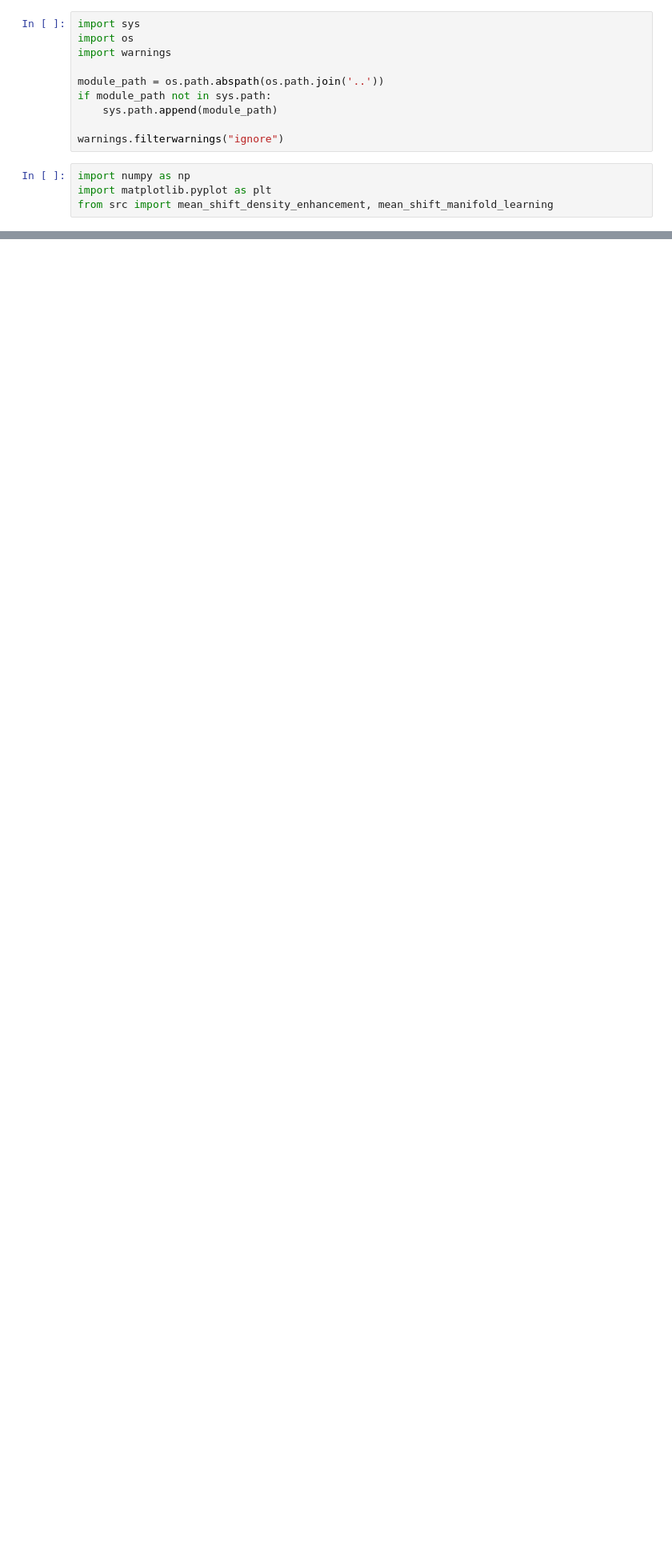
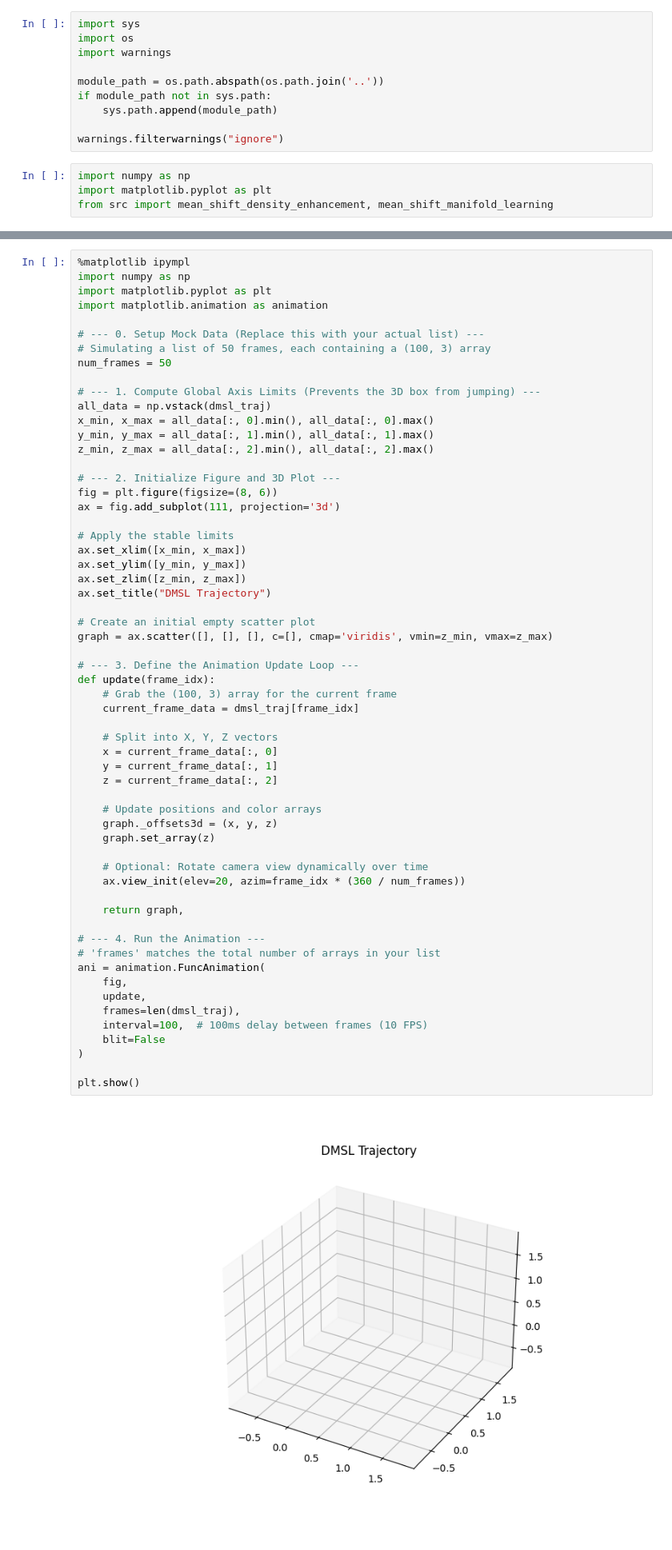
Before and after one commit to nveshaan/msde, a Jupyter notebook: notebooks/visualization.ipynb, the cells around one changed output, grey strips where cells are left out. Shown at 80% size. Cells and saved outputs as stored; diff of their text form; blank space fills up the shorter version.

```diff
--- a/notebooks/visualization.ipynb
+++ b/notebooks/visualization.ipynb
@@ -153,0 +154,61 @@ plt.show()
+# %%
+%matplotlib ipympl
+import numpy as np
+import matplotlib.pyplot as plt
+import matplotlib.animation as animation
+
+# --- 0. Setup Mock Data (Replace this with your actual list) ---
+# Simulating a list of 50 frames, each containing a (100, 3) array
+num_frames = 50
+
+# --- 1. Compute Global Axis Limits (Prevents the 3D box from jumping) ---
+all_data = np.vstack(dmsl_traj)
+x_min, x_max = all_data[:, 0].min(), all_data[:, 0].max()
+y_min, y_max = all_data[:, 1].min(), all_data[:, 1].max()
+z_min, z_max = all_data[:, 2].min(), all_data[:, 2].max()
+
+# --- 2. Initialize Figure and 3D Plot ---
+fig = plt.figure(figsize=(8, 6))
+ax = fig.add_subplot(111, projection='3d')
+
+# Apply the stable limits
+ax.set_xlim([x_min, x_max])
+ax.set_ylim([y_min, y_max])
+ax.set_zlim([z_min, z_max])
+ax.set_title("DMSL Trajectory")
+
+# Create an initial empty scatter plot
+graph = ax.scatter([], [], [], c=[], cmap='viridis', vmin=z_min, vmax=z_max)
+
+# --- 3. Define the Animation Update Loop ---
+def update(frame_idx):
+    # Grab the (100, 3) array for the current frame
+    current_frame_data = dmsl_traj[frame_idx]
+
+    # Split into X, Y, Z vectors
+    x = current_frame_data[:, 0]
+    y = current_frame_data[:, 1]
+    z = current_frame_data[:, 2]
+
+    # Update positions and color arrays
+    graph._offsets3d = (x, y, z)
+    graph.set_array(z)
+
+    # Optional: Rotate camera view dynamically over time
+    ax.view_init(elev=20, azim=frame_idx * (360 / num_frames))
+
+    return graph,
+
+# --- 4. Run the Animation ---
+# 'frames' matches the total number of arrays in your list
+ani = animation.FuncAnimation(
+    fig,
+    update,
+    frames=len(dmsl_traj),
+    interval=100,  # 100ms delay between frames (10 FPS)
+    blit=False
+)
+
+plt.show()
+# %% [output]
+[figure, added]
```
Also changed, not shown: parts of 9 cells of this notebook, 1 other file.
